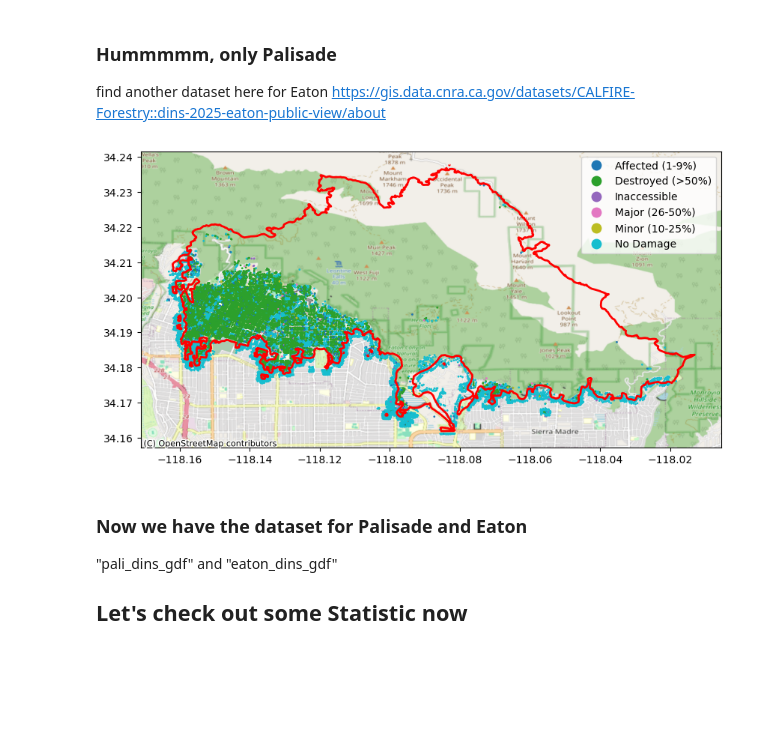
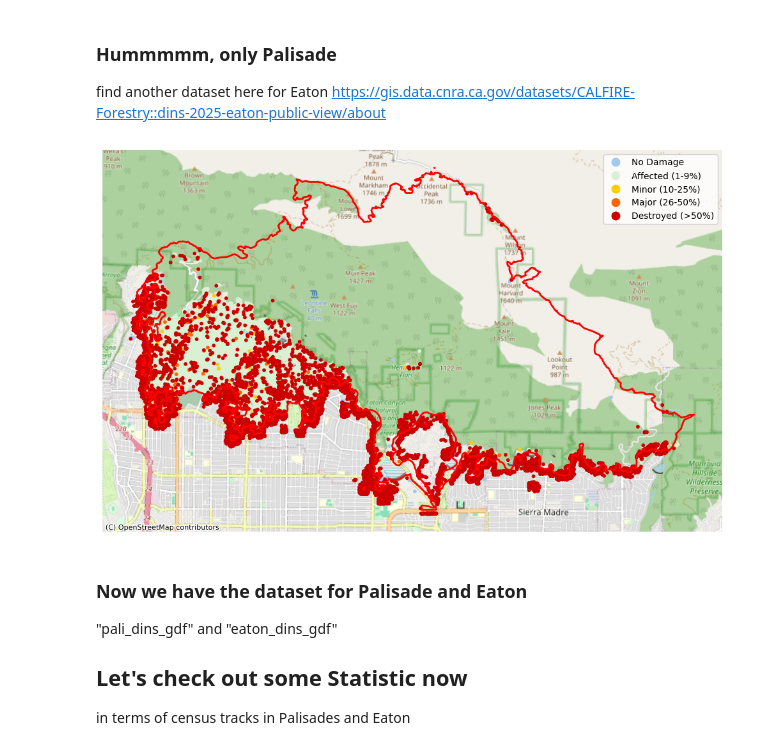
Before and after one commit to JoyceCaiOcean/WILDFIRE, a Jupyter notebook: Cai_Folder/FireDamage.ipynb, the cells around one changed output. Drawn from its saved outputs; the diff is of its cells as text; code cells hidden in the pictures; blank space fills up the shorter version.

Commit message:
finish fire damage analysis

```diff
--- a/Cai_Folder/FireDamage.ipynb
+++ b/Cai_Folder/FireDamage.ipynb
@@ -34,10 +36,3 @@ Damage Percentage	Description
 No Damage	No Damage
 # %%
 dins_gdf = gpd.read_file("https://services1.arcgis.com/jUJYIo9tSA7EHvfZ/arcgis/rest/services/POSTFIRE_MASTER_DATA_SHARE/FeatureServer/0/query?where=INCIDENTNAME%20%3D%20'PALISADES'&resultType=tile&maxRecordCountFactor=100000&outFields=*&outSR=4326&f=geojson")
-dins_gdf
-
-f,ax=plt.subplots(figsize=(10,10))
-
-dins_gdf.plot(ax=ax,column="DAMAGE", s=1, legend=True)
-
-ctx.add_basemap(ax,crs=dins_gdf.crs,source=ctx.providers.Esri.WorldImagery)
@@ -48,6 +41,7 @@ ctx.add_basemap(ax,crs=dins_gdf.crs,source=ctx.providers.Esri.WorldImagery)
 # %%
 fire_perimeter_fp = 'fires_perimeter.geojson'
 fire_perimeter_gdf = gpd.read_file(fire_perimeter_fp)
+fire_perimeter_gdf = fire_perimeter_gdf.to_crs(epsg=32611)
 # %%
 dins_gdf = dins_gdf.to_crs(fire_perimeter_gdf.crs)
 overlap_gdf = gpd.clip(dins_gdf,fire_perimeter_gdf)
@@ -64,0 +48,10 @@ ctx.add_basemap(ax, source=ctx.providers.OpenStreetMap.Mapnik, crs=overlap_gdf.c
+# %%
+# Define a custom colormap for the 5 damage categories
+damage_colors = ['#a1c9f1', '#d9f0d3', '#ffcc00', '#ff6600', '#cc0000']
+damage_labels = ['No Damage', 'Affected (1-9%)', 'Minor (10-25%)',
+                 'Major (26-50%)', 'Destroyed (>50%)']
+cmap = ListedColormap(damage_colors)
+
+# sort the gdf with damage level
+overlap_gdf.loc[:, 'DAMAGE'] = pd.Categorical(overlap_gdf['DAMAGE'], categories=damage_order, ordered=True)
+overlap_gdf_sorted = overlap_gdf.sort_values('DAMAGE', ascending=True)
@@ -72,17 +86,30 @@ https://gis.data.cnra.ca.gov/datasets/CALFIRE-Forestry::dins-2025-eaton-public-v
 # %%
 eaton_dins_gdf = gpd.read_file("https://services1.arcgis.com/jUJYIo9tSA7EHvfZ/arcgis/rest/services/DINS_2025_Eaton_Public_View/FeatureServer/0/query?outFields=*&where=1%3D1&f=geojson")
 eaton_dins_gdf = eaton_dins_gdf.to_crs(fire_perimeter_gdf.crs)
+# %%
+# sort the gdf with damage level
+eaton_dins_gdf.loc[:, 'DAMAGE'] = pd.Categorical(eaton_dins_gdf['DAMAGE'], categories=damage_order, ordered=True)
+eaton_dins_gdf_sorted = eaton_dins_gdf.sort_values('DAMAGE', ascending=True)
 # %%
 f,ax=plt.subplots(figsize=(10,10))
 
-eaton_dins_gdf.plot(ax=ax,column="DAMAGE", s=1, legend=True)
+eaton_dins_gdf_sorted.plot(ax=ax, column="DAMAGE", s=10, cmap=cmap, legend=True,
+                 legend_kwds={'labels': damage_labels})
+
 gpd.GeoSeries(fire_perimeter_gdf.geometry.iloc[0]).plot(
     ax=ax, edgecolor="red", facecolor="none", linewidth=2
 )
 
-ctx.add_basemap(ax, source=ctx.providers.OpenStreetMap.Mapnik, crs=eaton_dins_gdf.crs)
+ctx.add_basemap(ax, source=ctx.providers.OpenStreetMap.Mapnik, crs=eaton_dins_gdf_sorted.crs)
+
+ax.set_axis_off()
+plt.tight_layout()
+
+plt.savefig('plots/eaton_damage_all.png', dpi=300, bbox_inches='tight')
+
+plt.show()
 # %% [output]
-[figure, old version]
+[figure, new version]
 # %%
 overlap_gdf = gpd.clip(eaton_dins_gdf,fire_perimeter_gdf)
 eaton_dins_gdf = overlap_gdf.copy()
@@ -94,3 +121,4 @@ pali_dins_gdf.to_file("Palisades_dins.geojson", driver="GeoJSON")
 "pali_dins_gdf" and "eaton_dins_gdf"
 
 ## Let's check out some Statistic now
+in terms of census tracks in Palisades and Eaton
```
Also changed, not shown: parts of 19 cells of this notebook.
